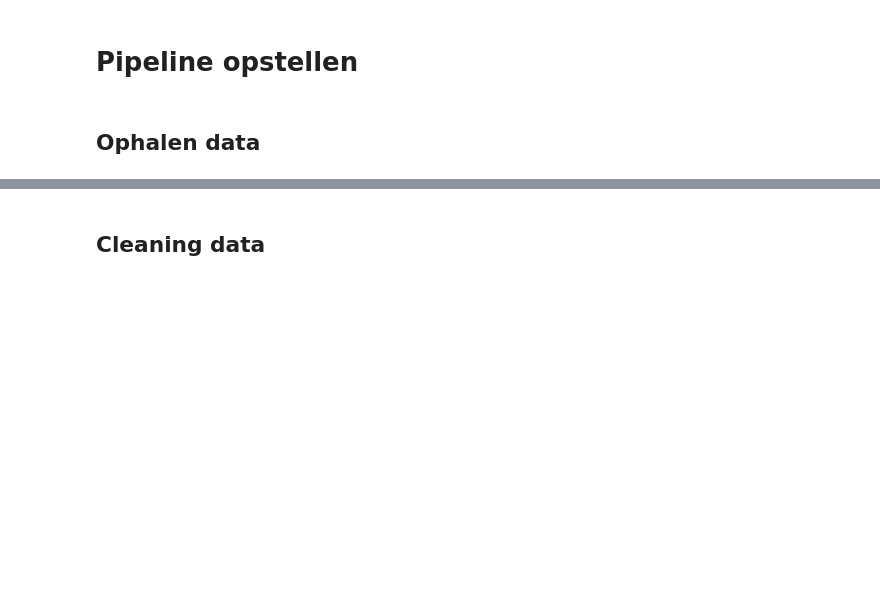
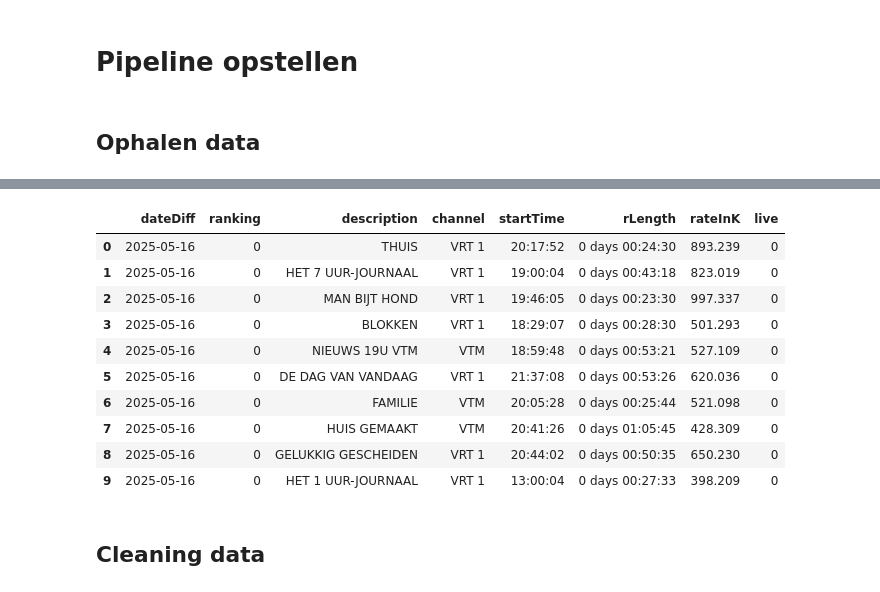
Before and after one commit to zhebii/ML_project_kijkcijfers, a Jupyter notebook: 05Pipeline.ipynb, the cells around one changed output, grey strips where cells are left out. Saved outputs shown, nothing was run; the diff lists cells and outputs as text; code cells hidden in the pictures; blank space fills up the shorter version.

```diff
--- a/05Pipeline.ipynb
+++ b/05Pipeline.ipynb
@@ -184,3 +248,17 @@ histKijkcijfers
+# %%
+teVoorspellen
+# %% [output]
+|  | dateDiff | ranking | description | channel | startTime | rLength | rateInK | live |
+| 0 | 2025-05-16 | 0 | THUIS | VRT 1 | 20:17:52 | 0 days 00:24:30 | 893.239 | 0 |
+| 1 | 2025-05-16 | 0 | HET 7 UUR-JOURNAAL | VRT 1 | 19:00:04 | 0 days 00:43:18 | 823.019 | 0 |
+| 2 | 2025-05-16 | 0 | MAN BIJT HOND | VRT 1 | 19:46:05 | 0 days 00:23:30 | 997.337 | 0 |
+| 3 | 2025-05-16 | 0 | BLOKKEN | VRT 1 | 18:29:07 | 0 days 00:28:30 | 501.293 | 0 |
+| 4 | 2025-05-16 | 0 | NIEUWS 19U VTM | VTM | 18:59:48 | 0 days 00:53:21 | 527.109 | 0 |
+| 5 | 2025-05-16 | 0 | DE DAG VAN VANDAAG | VRT 1 | 21:37:08 | 0 days 00:53:26 | 620.036 | 0 |
+| 6 | 2025-05-16 | 0 | FAMILIE | VTM | 20:05:28 | 0 days 00:25:44 | 521.098 | 0 |
+| 7 | 2025-05-16 | 0 | HUIS GEMAAKT | VTM | 20:41:26 | 0 days 01:05:45 | 428.309 | 0 |
+| 8 | 2025-05-16 | 0 | GELUKKIG GESCHEIDEN | VRT 1 | 20:44:02 | 0 days 00:50:35 | 650.230 | 0 |
+| 9 | 2025-05-16 | 0 | HET 1 UUR-JOURNAAL | VRT 1 | 13:00:04 | 0 days 00:27:33 | 398.209 | 0 |
 # %% [markdown]
 ## Cleaning data
 # %%
```
Also changed, not shown: parts of 18 cells of this notebook, 6 other files.
